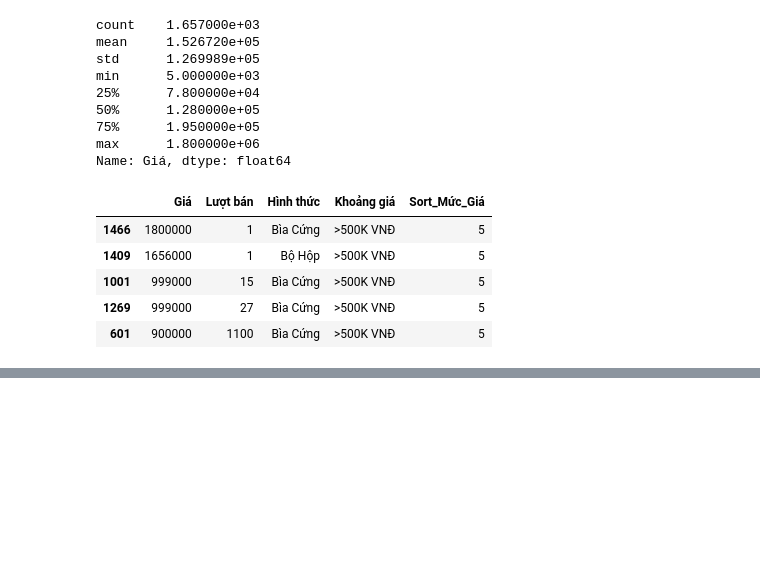
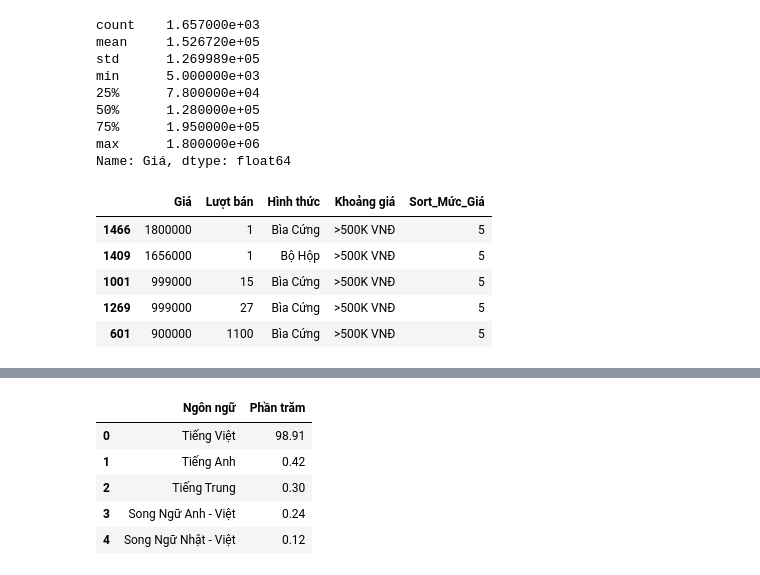
Before and after one commit to pililover/Data-visualization_analysis-Vietnamese-Book-Market, a Jupyter notebook: data_preprocessing.ipynb, the cells around one changed output, grey strips where cells are left out. Saved outputs shown, nothing was run; the diff lists cells and outputs as text; code cells hidden in the pictures; blank space fills up the shorter version.

Commit message:
ngôn ngữ

```diff
--- a/data_preprocessing.ipynb
+++ b/data_preprocessing.ipynb
@@ -599,0 +614,14 @@ bar_chart_price.to_csv('./data/bar_chart_price_data.csv', index=False, encoding=
+# %%
+language_pct = df['Ngôn ngữ'].value_counts(normalize=True).reset_index()
+language_pct.columns = ['Ngôn ngữ', 'Phần trăm']
+
+language_pct['Phần trăm'] = (language_pct['Phần trăm'] * 100).round(2)
+
+language_pct.head()
+# %% [output]
+|  | Ngôn ngữ | Phần trăm |
+| 0 | Tiếng Việt | 98.91 |
+| 1 | Tiếng Anh | 0.42 |
+| 2 | Tiếng Trung | 0.30 |
+| 3 | Song Ngữ Anh - Việt | 0.24 |
+| 4 | Song Ngữ Nhật - Việt | 0.12 |
```
Also changed, not shown: parts of 5 cells of this notebook, 3 other files.
